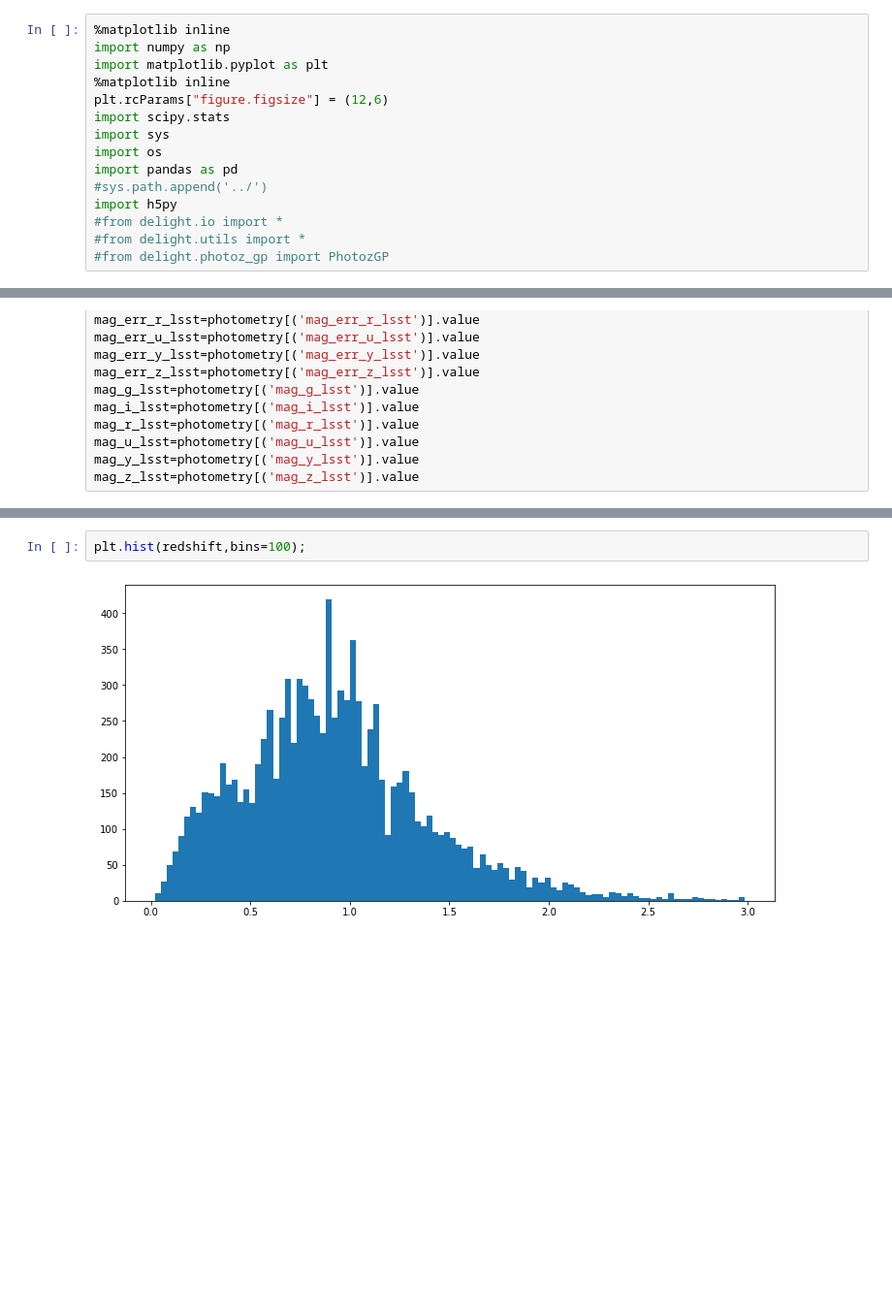
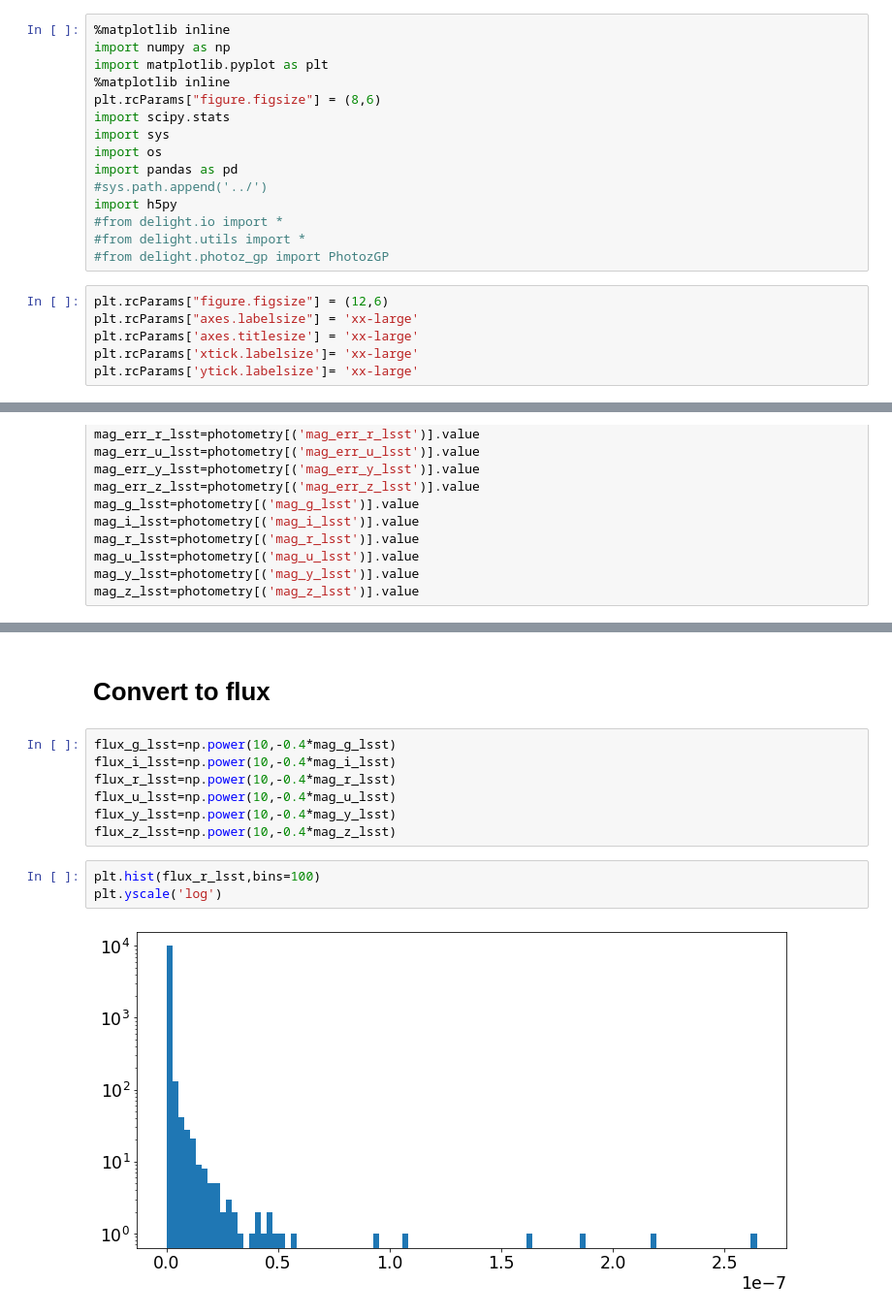
Before and after one commit to sylvielsstfr/MyDockerTools, a Jupyter notebook: UbuntuAnacondaDelightRail/notebooks/analysis_input_rail/Dumphdf5InputFiles.ipynb, the cells around one changed output, grey strips where cells are left out. Shown: that part at 97% size. Drawn from its saved outputs; the diff is of its cells as text; blank space fills up the shorter version.

```diff
--- a/UbuntuAnacondaDelightRail/notebooks/analysis_input_rail/Dumphdf5InputFiles.ipynb
+++ b/UbuntuAnacondaDelightRail/notebooks/analysis_input_rail/Dumphdf5InputFiles.ipynb
@@ -5,7 +7,7 @@
 import numpy as np
 import matplotlib.pyplot as plt
 %matplotlib inline
-plt.rcParams["figure.figsize"] = (12,6)
+plt.rcParams["figure.figsize"] = (8,6)
 import scipy.stats
 import sys
 import os
@@ -15,5 +17,11 @@ import h5py
 #from delight.io import *
 #from delight.utils import *
 #from delight.photoz_gp import PhotozGP
+# %%
+plt.rcParams["figure.figsize"] = (12,6)
+plt.rcParams["axes.labelsize"] = 'xx-large'
+plt.rcParams['axes.titlesize'] = 'xx-large'
+plt.rcParams['xtick.labelsize']= 'xx-large'
+plt.rcParams['ytick.labelsize']= 'xx-large'
 # %%
 files = ["training_100gal.hdf5","validation_10gal.hdf5","test_dc2_training_9816.hdf5","test_dc2_validation_9816.hdf5"]
@@ -74,4 +261,14 @@ mag_z_lsst=photometry[('mag_z_lsst')].value
+# %% [markdown]
+# Convert to flux
+# %%
+flux_g_lsst=np.power(10,-0.4*mag_g_lsst)
+flux_i_lsst=np.power(10,-0.4*mag_i_lsst)
+flux_r_lsst=np.power(10,-0.4*mag_r_lsst)
+flux_u_lsst=np.power(10,-0.4*mag_u_lsst)
+flux_y_lsst=np.power(10,-0.4*mag_y_lsst)
+flux_z_lsst=np.power(10,-0.4*mag_z_lsst)
 # %%
-plt.hist(redshift,bins=100);
+plt.hist(flux_r_lsst,bins=100)
+plt.yscale('log')
 # %% [output]
-[figure, old version]
+[figure, new version]
```
Also changed, not shown: parts of 16 cells of this notebook.
